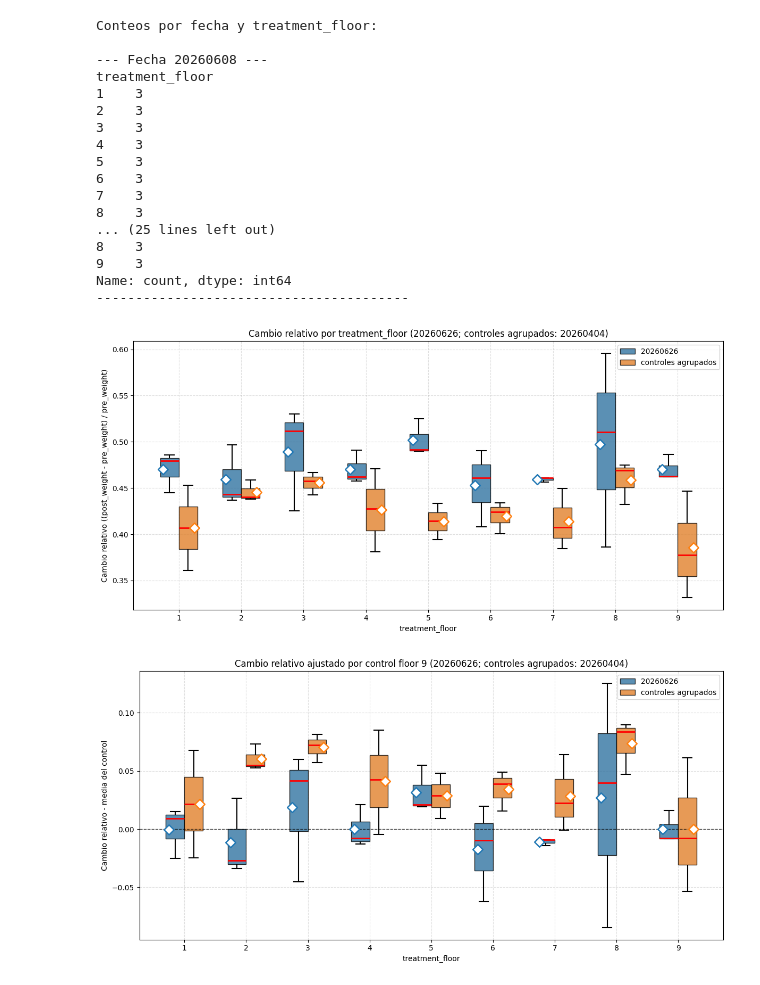
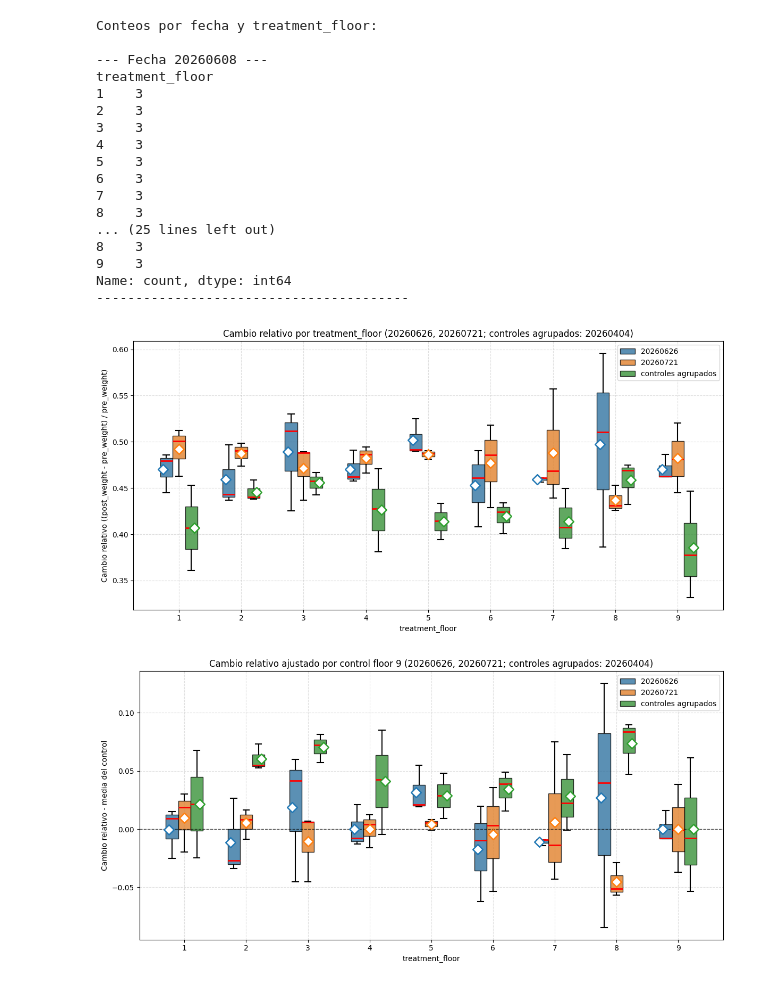
Before and after one commit to KierPrev/Magseed, a Jupyter notebook: src/notebookExperimentosIman.ipynb, the cells around one changed output. Drawn from its saved outputs; the diff is of its cells as text; code cells hidden in the pictures.

```diff
--- a/src/notebookExperimentosIman.ipynb
+++ b/src/notebookExperimentosIman.ipynb
@@ -8,7 +8,7 @@ import matplotlib.pyplot as plt
 #fechas = ["20260608", "20260331", "20260622"]
 
 ### NEODIMIO
-fechas = ["20260626"]
+fechas = ["20260626", "20260721"]
 
 fechas_controles = ["20260404"]
 controles_label = "controles agrupados"
@@ -140,35 +140,35 @@ for grupo in grupo_order:
         zorder=10,
     )
 
 plt.axhline(0, color="k", linewidth=1, linestyle="--", alpha=0.7)
 plt.xlabel("treatment_floor")
 plt.ylabel("Cambio relativo - media del control")
 plt.title(f"Cambio relativo ajustado por control floor {control_floor} ({titulo_grupos})")
 plt.xticks(range(len(floor_order)), floor_order)
 plt.grid(True, linestyle="--", alpha=0.4)
 plt.legend(loc="best")
 plt.tight_layout()
 plt.show()
 # %% [output]
 Conteos por fecha y treatment_floor:
 
 --- Fecha 20260608 ---
 treatment_floor
 1    3
 2    3
 3    3
 4    3
 5    3
 6    3
 7    3
 8    3
 ... (25 lines left out)
 8    3
 9    3
 Name: count, dtype: int64
 ----------------------------------------
-[figure, old version]
+[figure, new version]
-[figure, old version]
+[figure, new version]
 # %%
 from pathlib import Path
 import pandas as pd
```
Also changed, not shown: parts of 3 cells of this notebook, 4 other files.
